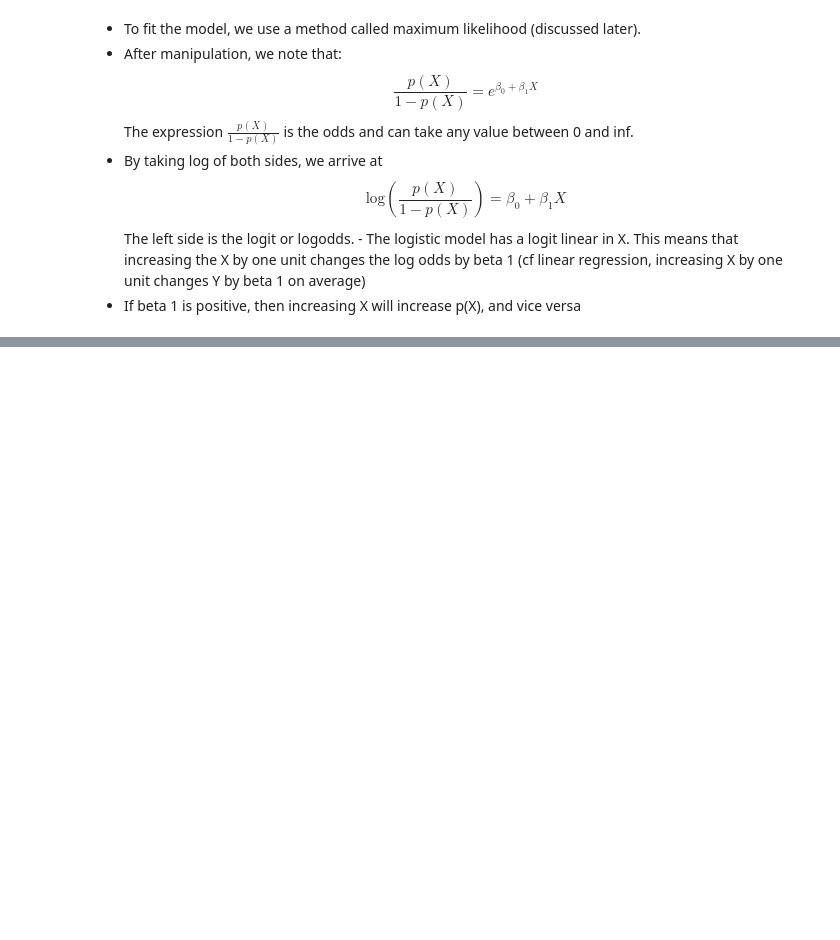
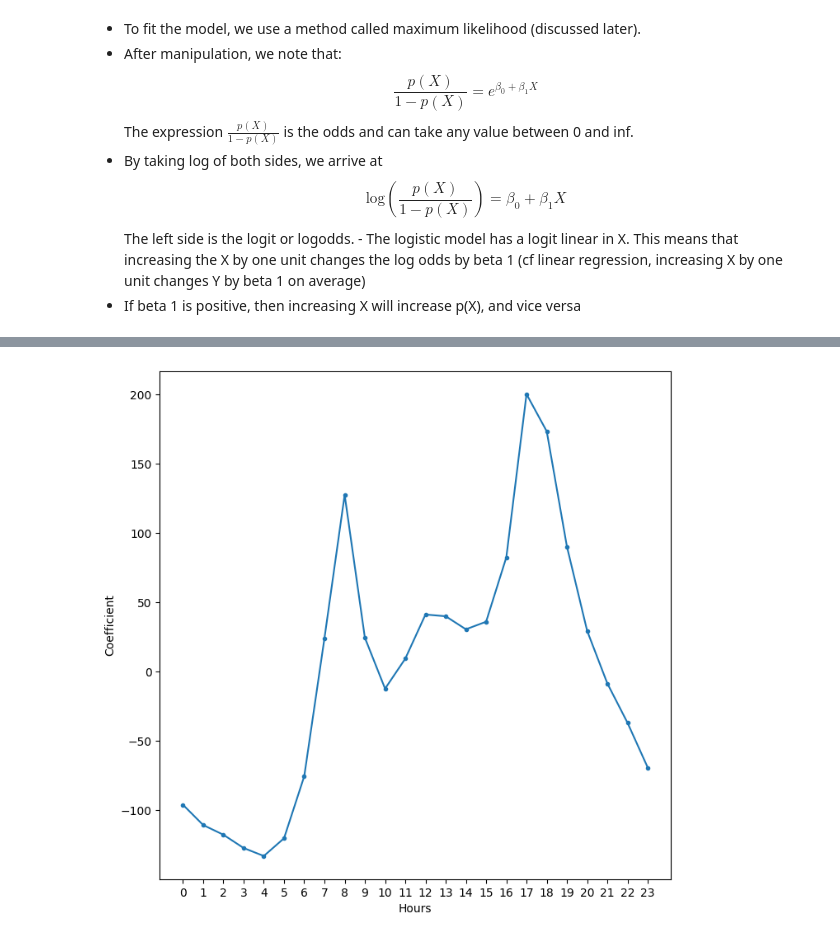
Before and after one commit to AlexBulloso/Notes-on-Stats-and-AI, a Jupyter notebook: Data Science/ISL in Python and R/Ch4-Classification.ipynb, the cells around one changed output, grey strips where cells are left out. Cells and saved outputs as stored; diff of their text form; code cells hidden in the pictures; blank space fills up the shorter version.

```diff
--- a/Data Science/ISL in Python and R/Ch4-Classification.ipynb
+++ b/Data Science/ISL in Python and R/Ch4-Classification.ipynb
@@ -66,0 +901,16 @@ This estimates $\hat{\beta_0}$ and $\hat{\beta_1}$ to maximise the function.
+# %%
+# Goal: Right hand plot of Fig 4.13
+
+
+hours = S2.loc[S2.index.str.contains("hr")]["coef"]
+hours = pd.concat([hours, pd.Series([-hours.sum()], index=["hr[23]"])])
+x_hr = np.arange(hours.shape[0])
+fig_hrs, ax_hrs = subplots(figsize=(8,8))
+ax_hrs.plot(np.arange(24), hours, marker=".")
+ax_hrs.set_xticks(np.arange(24));
+# vvvv i'm stupid
+# hours.index.map(lambda x: x.split("[")[1]).map(lambda y: y.split("]")[0])
+ax_hrs.set_xlabel("Hours")
+ax_hrs.set_ylabel("Coefficient");
+# %% [output]
+[figure, added]
```
Also changed, not shown: parts of 78 cells of this notebook, 2 other files.
